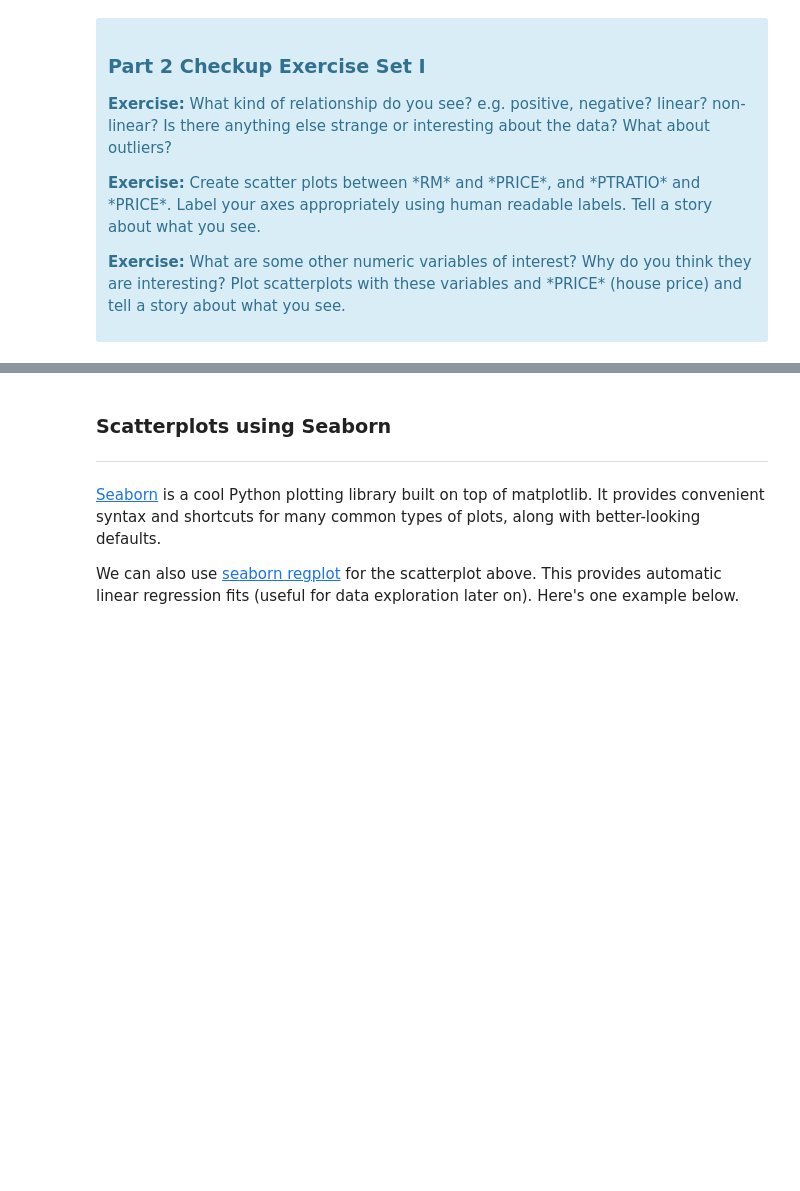
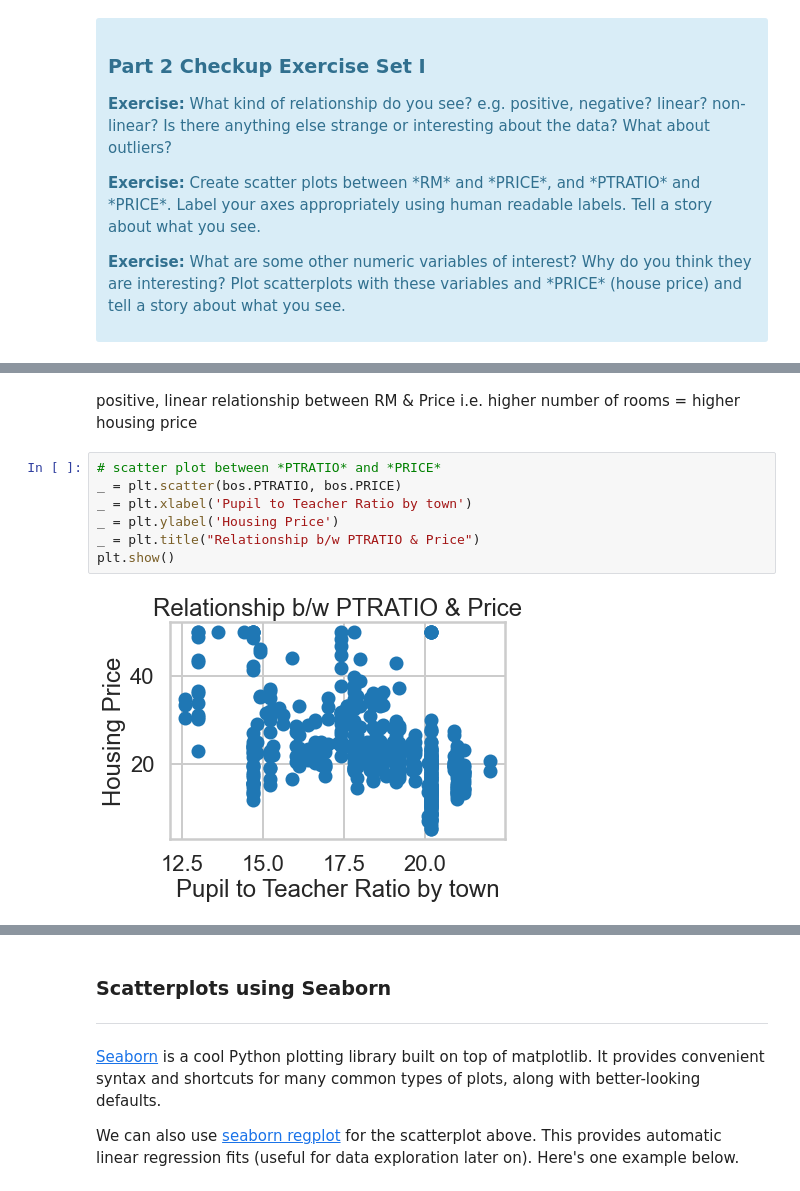
Before and after one commit to sathwikkes/SpringboardWork, a Jupyter notebook: Boston_Housing_linear_regression/linear_regression/Mini_Project_Linear_Regression.ipynb, the cells around one changed output, grey strips where cells are left out. Saved outputs shown, nothing was run; the diff lists cells and outputs as text; blank space fills up the shorter version.

```diff
--- a/Boston_Housing_linear_regression/linear_regression/Mini_Project_Linear_Regression.ipynb
+++ b/Boston_Housing_linear_regression/linear_regression/Mini_Project_Linear_Regression.ipynb
@@ -287,0 +295,11 @@ Text(0.5, 1.0, 'Relationship between CRIM and Price')
+# %% [markdown]
+positive, linear relationship between RM & Price i.e. higher number of rooms = higher housing price
+# %%
+# scatter plot between *PTRATIO* and *PRICE*
+_ = plt.scatter(bos.PTRATIO, bos.PRICE)
+_ = plt.xlabel('Pupil to Teacher Ratio by town')
+_ = plt.ylabel('Housing Price')
+_ = plt.title("Relationship b/w PTRATIO & Price")
+plt.show()
+# %% [output]
+[figure, added]
```
Also changed, not shown: parts of 78 cells of this notebook.
